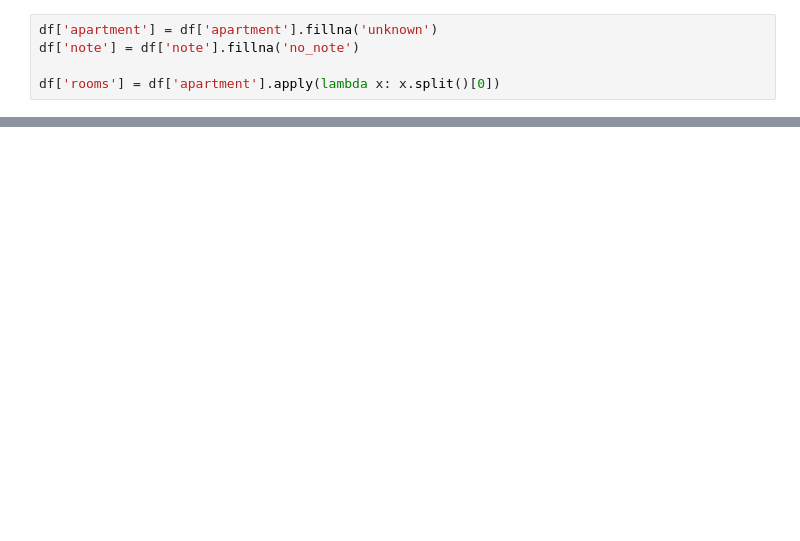
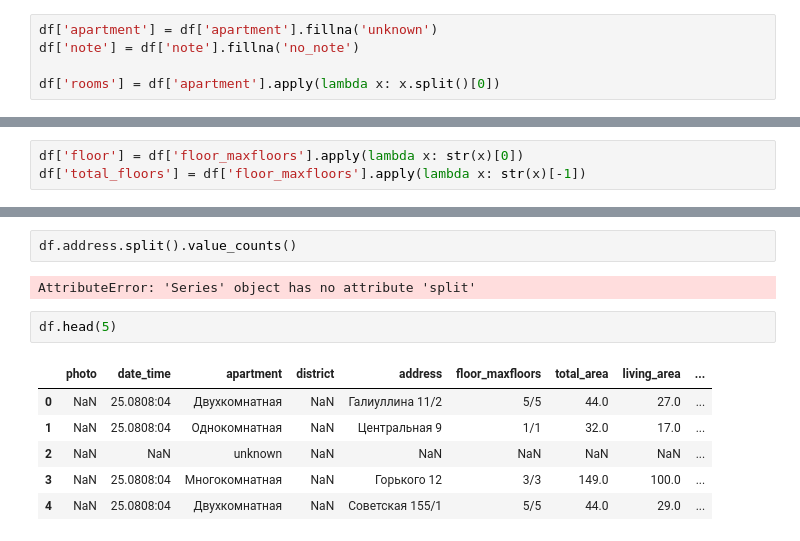
Before and after one commit to laffrent/Magnitogorsk_real_estate, a Jupyter notebook: analysis.ipynb, the cells around one changed output, grey strips where cells are left out. Cells and saved outputs as stored; diff of their text form; blank space fills up the shorter version.

```diff
--- a/analysis.ipynb
+++ b/analysis.ipynb
@@ -186,0 +196,3 @@ Name: count, dtype: int64
+# %%
+df['floor'] = df['floor_maxfloors'].apply(lambda x: str(x)[0])
+df['total_floors'] = df['floor_maxfloors'].apply(lambda x: str(x)[-1])
@@ -186,0 +219,13 @@ Name: count, dtype: int64
+# %%
+df.address.split().value_counts()
+# %% [output]
+AttributeError: 'Series' object has no attribute 'split'
+# %%
+df.head(5)
+# %% [output]
+|  | photo | date_time | apartment | district | address | floor_maxfloors | total_area | living_area | ... |
+| 0 | NaN | 25.0808:04 | Двухкомнатная | NaN | Галиуллина 11/2 | 5/5 | 44.0 | 27.0 | ... |
+| 1 | NaN | 25.0808:04 | Однокомнатная | NaN | Центральная 9 | 1/1 | 32.0 | 17.0 | ... |
+| 2 | NaN | NaN | unknown | NaN | NaN | NaN | NaN | NaN | ... |
+| 3 | NaN | 25.0808:04 | Многокомнатная | NaN | Горького 12 | 3/3 | 149.0 | 100.0 | ... |
+| 4 | NaN | 25.0808:04 | Двухкомнатная | NaN | Советская 155/1 | 5/5 | 44.0 | 29.0 | ... |
```
Also changed, not shown: parts of 23 cells of this notebook, 4 other files.
